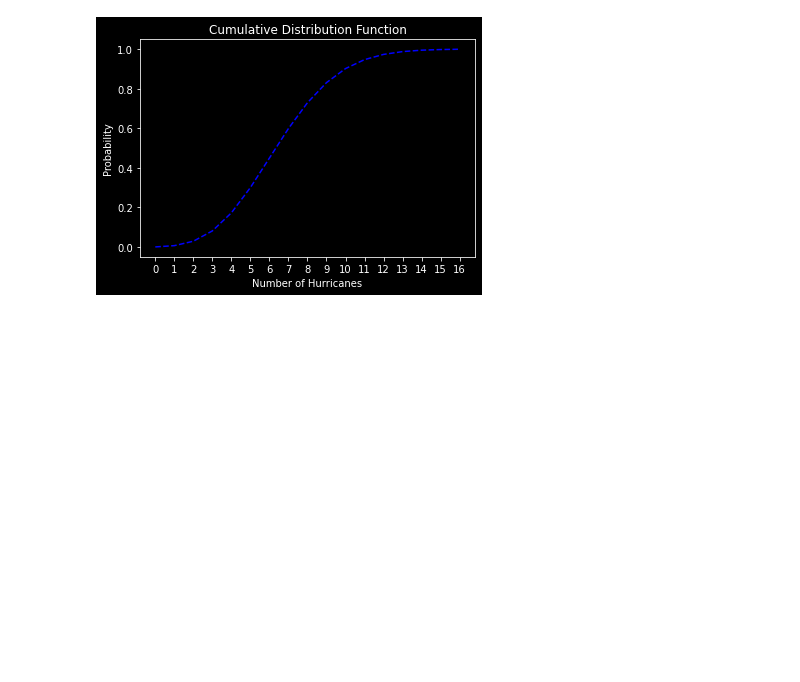
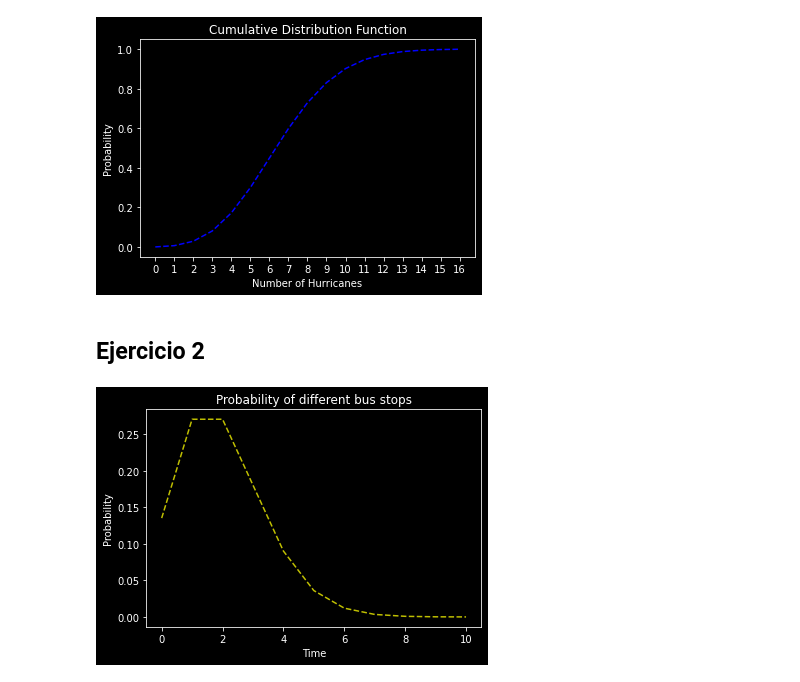
Before and after one commit to martspain/Poisson-GammaVariables, a Jupyter notebook: src/main.ipynb, the cells around one changed output. Drawn from its saved outputs; the diff is of its cells as text; code cells hidden in the pictures; blank space fills up the shorter version.

Commit message:
ejercicio 2

```diff
--- a/src/main.ipynb
+++ b/src/main.ipynb
@@ -78,3 +78,26 @@ plt.ylabel('Probability')
 plt.show()
 # %% [output]
 [figure]
+# %% [markdown]
+## Ejercicio 2
+# %%
+xmin = 0 # min 0 hurricanes
+xmax = 100 # max 16 hurricanes
+xlam = 2 # average hurricanes
+
+xvalues = []
+yvalues = []
+
+for current in range(xmax + 1):
+  xvalues.append(current)
+  yvalues.append(Poisson(current, xlam))
+# %%
+plt.plot(xvalues, yvalues, 'y--')
+#plt.xticks(xvalues)
+plt.title("Probability of different bus stops")
+plt.xlabel('Time')
+plt.ylabel('Probability')
+#plt.grid()
+plt.show()
+# %% [output]
+[figure, added]
```
Also changed, not shown: parts of 1 cell of this notebook.
